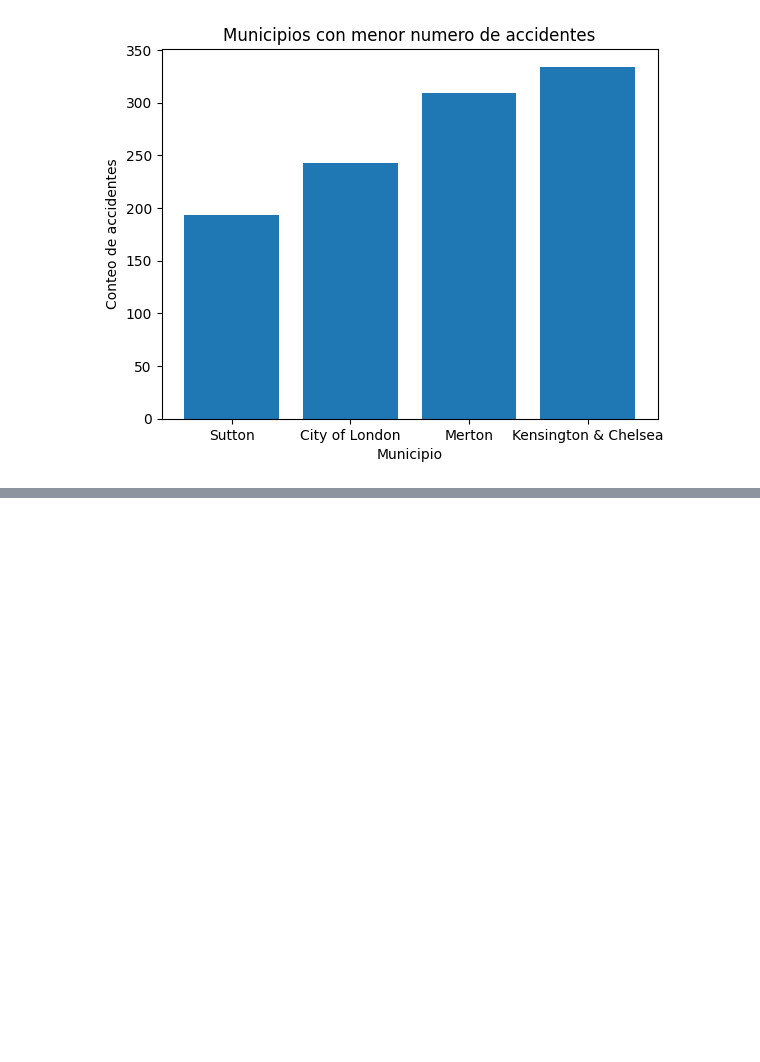
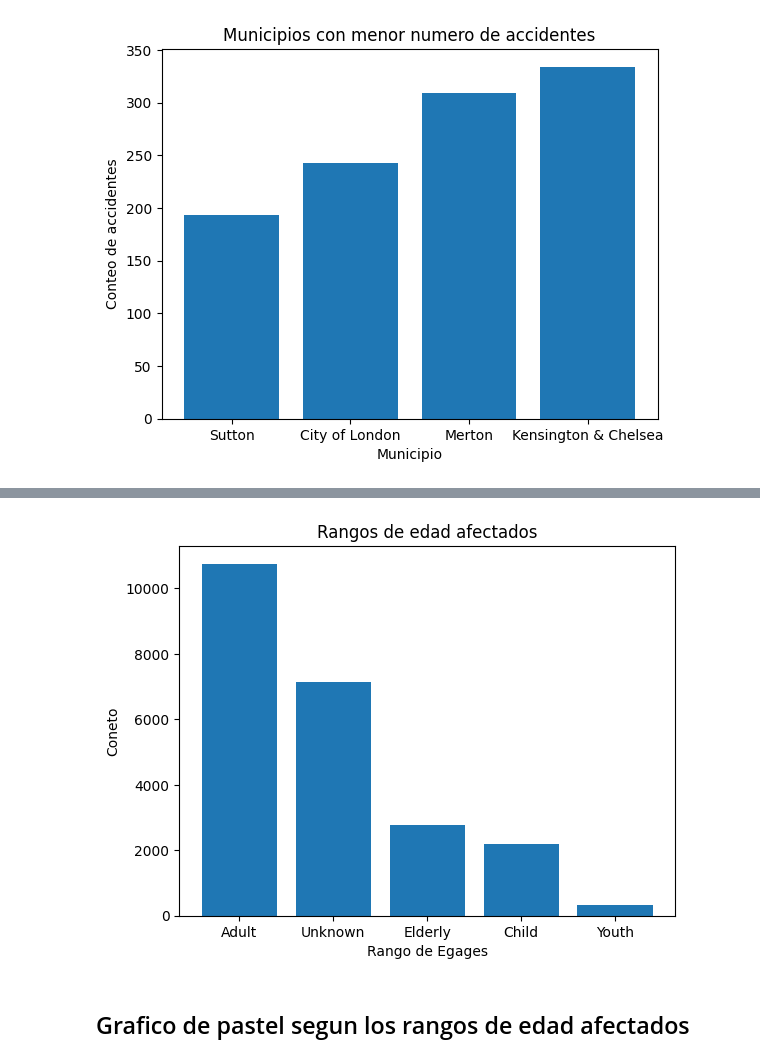
Before and after one commit to luisrebel1239/analisis-datos-csv, a Jupyter notebook: notebook.ipynb, the cells around one changed output, grey strips where cells are left out. Saved outputs shown, nothing was run; the diff lists cells and outputs as text; code cells hidden in the pictures; blank space fills up the shorter version.

Commit message:
Grafico ded pastel segun los rangos de edad afecttados

```diff
--- a/notebook.ipynb
+++ b/notebook.ipynb
@@ -88,0 +100,3 @@ plt.show()
+# %%
+victimsAge = df["Victims Age"].value_counts()
+victimsAge
@@ -88,0 +113,3 @@ plt.show()
+# %%
+topAgeValues = victimsAge.nlargest(5)
+topAgeValues
@@ -88,0 +124,10 @@ plt.show()
+# %%
+plt.bar(topAgeValues.index,topAgeValues.values)
+plt.xlabel("Rango de Egages")
+plt.ylabel("Coneto")
+plt.title("Rangos de edad afectados")
+plt.show()
+# %% [output]
+[figure, added]
+# %% [markdown]
+## Grafico de pastel segun los rangos de edad afectados
```
Also changed, not shown: parts of 8 cells of this notebook.
